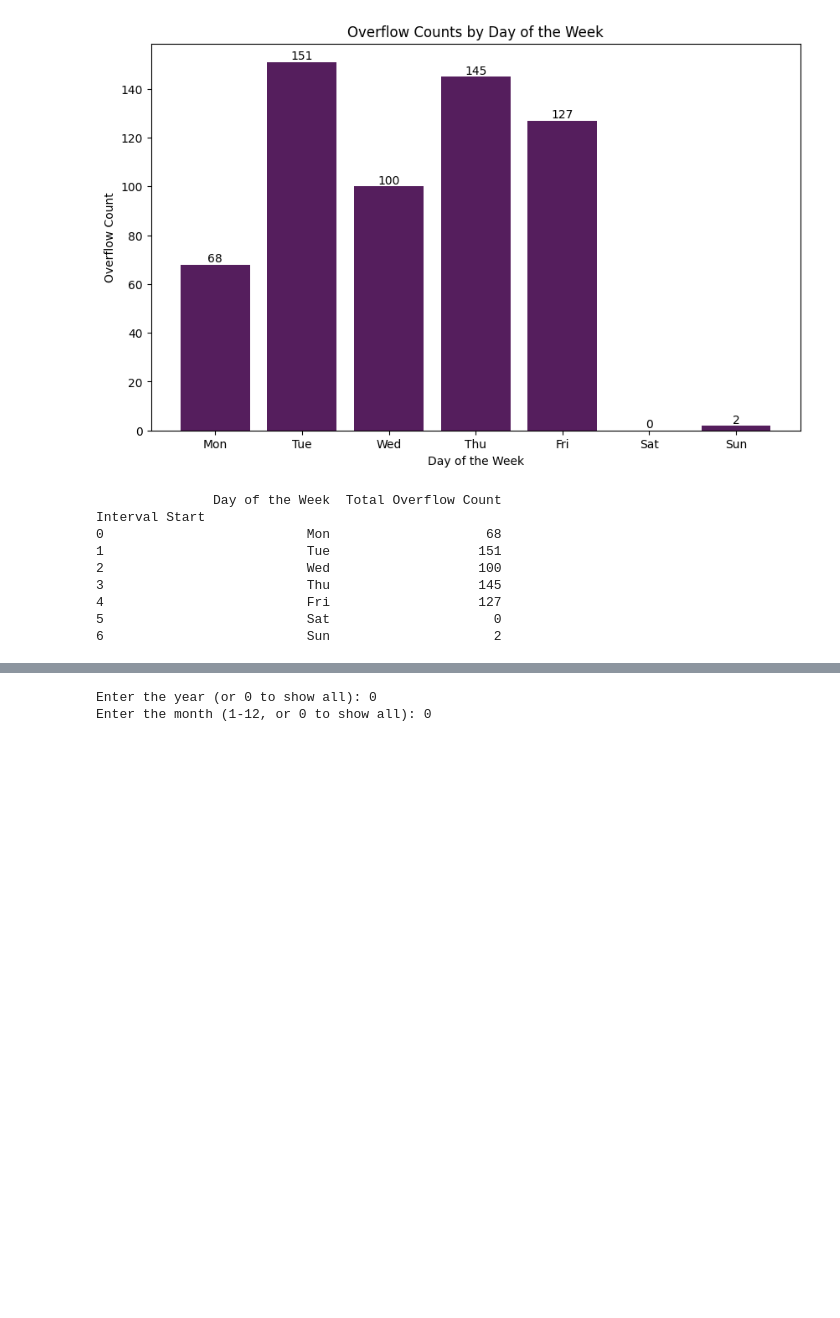
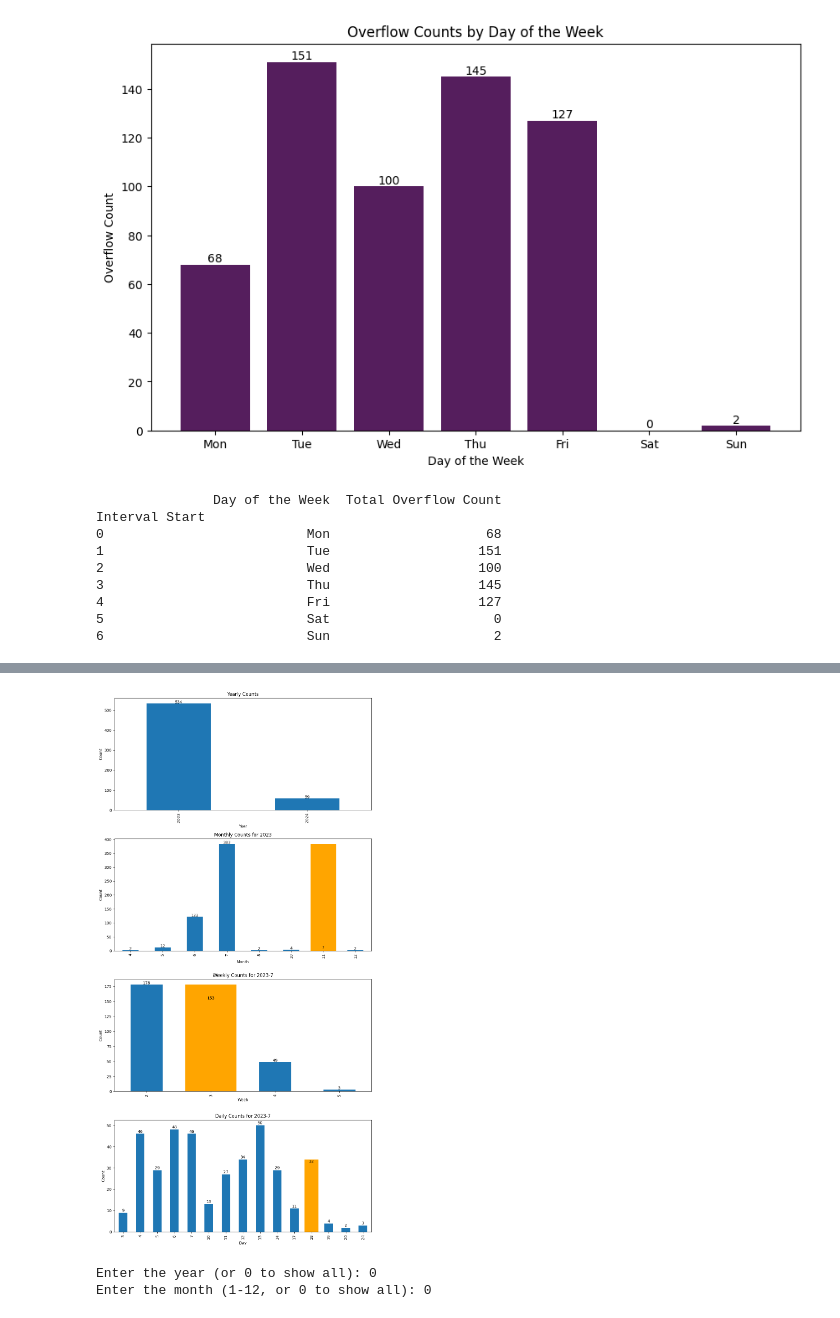
Before and after one commit to Minakshi654/Modelname, a Jupyter notebook: My_Code.ipynb, the cells around one changed output, grey strips where cells are left out. Saved outputs shown, nothing was run; the diff lists cells and outputs as text; code cells hidden in the pictures; blank space fills up the shorter version.

```diff
--- a/My_Code.ipynb
+++ b/My_Code.ipynb
@@ -250,3 +250,82 @@ Interval Start
 4                          Fri                   127
 5                          Sat                     0
 6                          Sun                     2
+# %%
+import pandas as pd
+import matplotlib.pyplot as plt
+# Load the dataset
+df = pd.read_csv('overflow_columns.csv')
+df['Interval Start'] = pd.to_datetime(df['Interval Start'])
+df['Year'] = df['Interval Start'].dt.year
+df['Month'] = df['Interval Start'].dt.month
+df['Day'] = df['Interval Start'].dt.day
+def week_of_month(dt):
+    first_day = dt.replace(day=1)
+    dom = dt.day
+    adjusted_dom = dom + first_day.weekday()
+    return int(adjusted_dom / 7) + 1
+df['Week'] = df['Interval Start'].apply(week_of_month)
+# Group by year, month, week, and day
+yearly_counts = df.groupby('Year').size()
+monthly_counts = df.groupby(['Year', 'Month']).size()
+weekly_counts = df.groupby(['Year', 'Month', 'Week']).size()
+daily_counts = df.groupby(['Year', 'Month', 'Day']).size()
+# Input from user with error handling
+year = int(input("Enter the year: "))
+if yearly_counts.get(year, 0) == 0:
+    print("Yeah! No overflow")
+else:
+    print(f"Overflow count for the year {year}: {yearly_counts[year]}")
+    # Plot yearly counts
+    fig, axs = plt.subplots(4, 1, figsize=(10, 20))
+    yearly_counts.plot(kind='bar', ax=axs[0])
+    axs[0].set_title('Yearly Counts')
+    axs[0].set_xlabel('Year')
+    axs[0].set_ylabel('Count')
+    for i, v in enumerate(yearly_counts):
+        axs[0].text(i, v + 0.5, str(v), ha='center')
+    # Input for month with error handling
+    month = int(input("Enter the month: "))
+    if monthly_counts.get((year, month), 0) == 0:
+        print("Yeah! No overflow")
+    else:
+        print(f"Overflow count for {year}-{month}: {monthly_counts[year, month]}")
+        # Plot monthly counts
+        monthly_counts[year].plot(kind='bar', ax=axs[1])
+        axs[1].set_title(f'Monthly Counts for {year}')
+        axs[1].set_xlabel('Month')
+        axs[1].set_ylabel('Count')
+        for i, v in enumerate(monthly_counts[year]):
+            axs[1].text(i, v + 0.5, str(v), ha='center')
+        axs[1].bar(month - 1, monthly_counts[year, month], color='orange')
+        # Input for week with error handling
+        week = int(input("Enter the week: "))
+        if weekly_counts.get((year, month, week), 0) == 0:
+            print("Yeah! No overflow")
+        else:
+            print(f"Overflow count for {year}-{month}, Week {week}: {weekly_counts[year, month, week]}")
+            # Plot weekly counts
+            weekly_counts[year, month].plot(kind='bar', ax=axs[2])
+            axs[2].set_title(f'Weekly Counts for {year}-{month}')
+            axs[2].set_xlabel('Week')
+            axs[2].set_ylabel('Count')
+            for i, v in enumerate(weekly_counts[year, month]):
+                axs[2].text(i, v + 0.5, str(v), ha='center')
+            axs[2].bar(week - 1, weekly_counts[year, month, week], color='orange')
+            # Input for day with error handling
+            day = int(input("Enter the day: "))
+            if daily_counts.get((year, month, day), 0) == 0:
+                print("Yeah! No overflow")
+            else:
+                print(f"Overflow count for {year}-{month}-{day}: {daily_counts[year, month, day]}")
+                # Plot daily counts
+                daily_counts[year, month].plot(kind='bar', ax=axs[3])
+                axs[3].set_title(f'Daily Counts for {year}-{month}')
+                axs[3].set_xlabel('Day')
+                axs[3].set_ylabel('Count')
+                for i, v in enumerate(daily_counts[year, month]):
+                    axs[3].text(i, v + 0.5, str(v), ha='center')
+                axs[3].bar(day - 1, daily_counts[year, month, day], color='orange')
+    plt.tight_layout()
+    plt.show()
+# %% [output]
@@ -253,3 +340,4 @@ Interval Start
+[figure, added]
 # %%
 import pandas as pd
 import matplotlib.pyplot as plt
```
Also changed, not shown: parts of 1 cell of this notebook.
